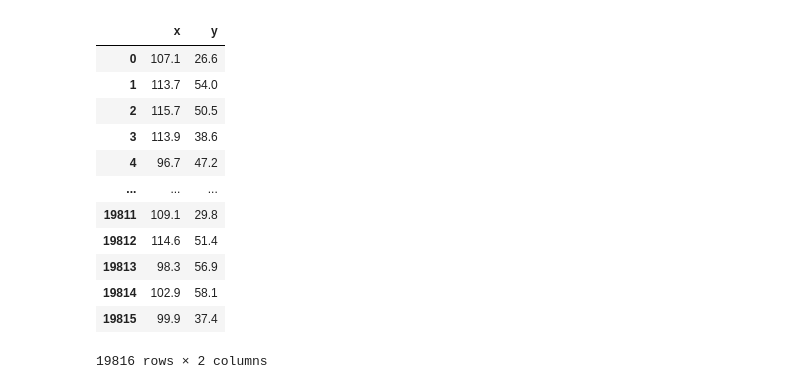
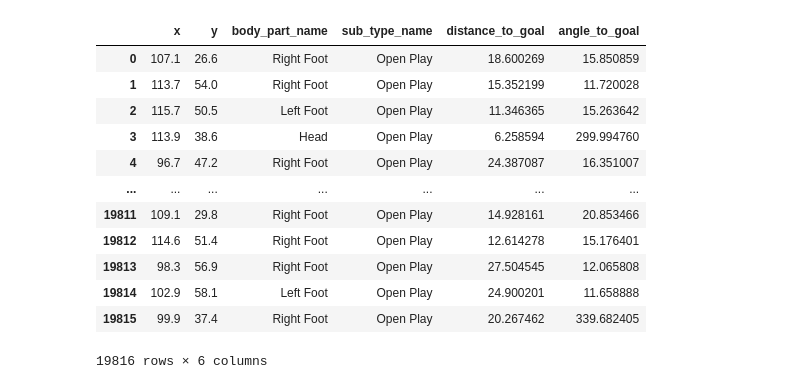
Before and after one commit to Joaaa67/ML-project, a Jupyter notebook: model.ipynb, the cells around one changed output. Cells and saved outputs as stored; diff of their text form; code cells hidden in the pictures.

```diff
--- a/model.ipynb
+++ b/model.ipynb
@@ -43,19 +43,19 @@ df
 # %%
 
-X = df[['x','y']]
+X = df[['x','y', 'body_part_name', 'sub_type_name', 'distance_to_goal', 'angle_to_goal']]
 y = df['outcome']
 X
 # %% [output]
-|  | x | y |
-| 0 | 107.1 | 26.6 |
-| 1 | 113.7 | 54.0 |
-| 2 | 115.7 | 50.5 |
-| 3 | 113.9 | 38.6 |
-| 4 | 96.7 | 47.2 |
-| ... | ... | ... |
-| 19811 | 109.1 | 29.8 |
-| 19812 | 114.6 | 51.4 |
-| 19813 | 98.3 | 56.9 |
-| 19814 | 102.9 | 58.1 |
-| 19815 | 99.9 | 37.4 |
+|  | x | y | body_part_name | sub_type_name | distance_to_goal | angle_to_goal |
+| 0 | 107.1 | 26.6 | Right Foot | Open Play | 18.600269 | 15.850859 |
+| 1 | 113.7 | 54.0 | Right Foot | Open Play | 15.352199 | 11.720028 |
+| 2 | 115.7 | 50.5 | Left Foot | Open Play | 11.346365 | 15.263642 |
+| 3 | 113.9 | 38.6 | Head | Open Play | 6.258594 | 299.994760 |
+| 4 | 96.7 | 47.2 | Right Foot | Open Play | 24.387087 | 16.351007 |
+| ... | ... | ... | ... | ... | ... | ... |
+| 19811 | 109.1 | 29.8 | Right Foot | Open Play | 14.928161 | 20.853466 |
+| 19812 | 114.6 | 51.4 | Right Foot | Open Play | 12.614278 | 15.176401 |
+| 19813 | 98.3 | 56.9 | Right Foot | Open Play | 27.504545 | 12.065808 |
+| 19814 | 102.9 | 58.1 | Left Foot | Open Play | 24.900201 | 11.658888 |
+| 19815 | 99.9 | 37.4 | Right Foot | Open Play | 20.267462 | 339.682405 |
-19816 rows × 2 columns
+19816 rows × 6 columns
```
Also changed, not shown: parts of 7 cells of this notebook, 2 other files.
